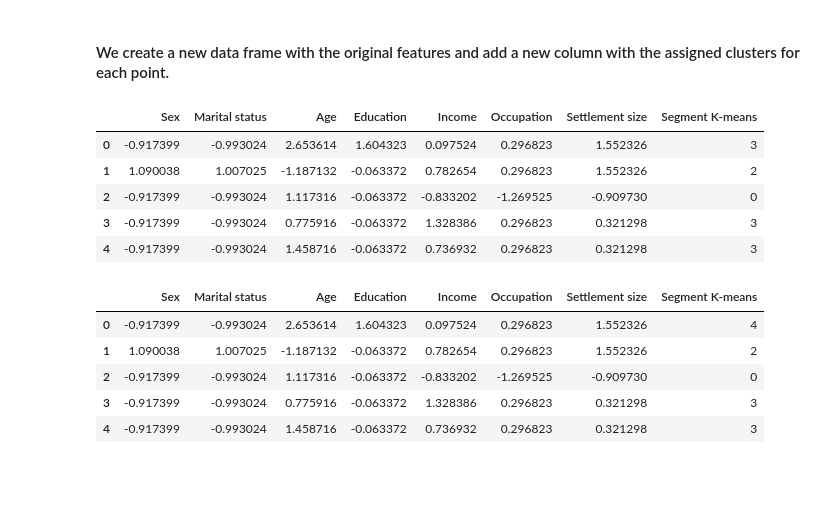
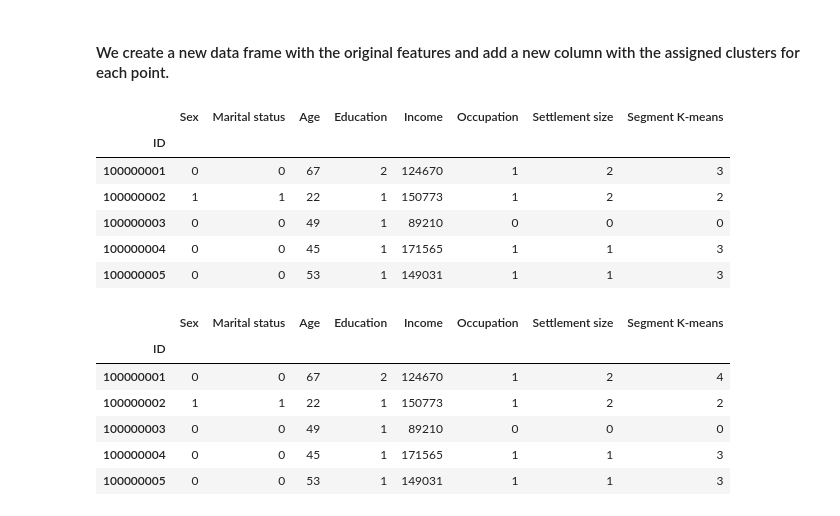
Before and after one commit to bakirmohammed1234/Machine_Learning, a Jupyter notebook: Sklearn_Models_Implementations/KMeans/Customer_Segmentation.ipynb, the cells around one changed output. Saved outputs shown, nothing was run; the diff lists cells and outputs as text; code cells hidden in the pictures; blank space fills up the shorter version.

Commit message:
K-means

```diff
--- a/Sklearn_Models_Implementations/KMeans/Customer_Segmentation.ipynb
+++ b/Sklearn_Models_Implementations/KMeans/Customer_Segmentation.ipynb
@@ -152,26 +152,28 @@ KMeans(n_clusters=5, random_state=42)
 # %% [markdown]
 #### We create a new data frame with the original features and add a new column with the assigned clusters for each point.
 # %%
-df_segm_kmeans1= df_std.copy()
-df_segm_kmeans2= df_std.copy()
+df_std1= df.copy()
+df_std2= df.copy()
 # %%
-df_segm_kmeans1["Segment K-means"] = model1.labels_
-df_segm_kmeans2["Segment K-means"] = model2.labels_
+df_std1["Segment K-means"] = model1.labels_
+df_std2["Segment K-means"] = model2.labels_
 # %%
-df_segm_kmeans1.head()
+df_std1.head()
 # %% [output]
 |  | Sex | Marital status | Age | Education | Income | Occupation | Settlement size | Segment K-means |
-| 0 | -0.917399 | -0.993024 | 2.653614 | 1.604323 | 0.097524 | 0.296823 | 1.552326 | 3 |
-| 1 | 1.090038 | 1.007025 | -1.187132 | -0.063372 | 0.782654 | 0.296823 | 1.552326 | 2 |
-| 2 | -0.917399 | -0.993024 | 1.117316 | -0.063372 | -0.833202 | -1.269525 | -0.909730 | 0 |
-| 3 | -0.917399 | -0.993024 | 0.775916 | -0.063372 | 1.328386 | 0.296823 | 0.321298 | 3 |
-| 4 | -0.917399 | -0.993024 | 1.458716 | -0.063372 | 0.736932 | 0.296823 | 0.321298 | 3 |
+| ID |  |  |  |  |  |  |  |  |
+| 100000001 | 0 | 0 | 67 | 2 | 124670 | 1 | 2 | 3 |
+| 100000002 | 1 | 1 | 22 | 1 | 150773 | 1 | 2 | 2 |
+| 100000003 | 0 | 0 | 49 | 1 | 89210 | 0 | 0 | 0 |
+| 100000004 | 0 | 0 | 45 | 1 | 171565 | 1 | 1 | 3 |
+| 100000005 | 0 | 0 | 53 | 1 | 149031 | 1 | 1 | 3 |
 # %%
-df_segm_kmeans2.head()
+df_std2.head()
 # %% [output]
 |  | Sex | Marital status | Age | Education | Income | Occupation | Settlement size | Segment K-means |
-| 0 | -0.917399 | -0.993024 | 2.653614 | 1.604323 | 0.097524 | 0.296823 | 1.552326 | 4 |
-| 1 | 1.090038 | 1.007025 | -1.187132 | -0.063372 | 0.782654 | 0.296823 | 1.552326 | 2 |
-| 2 | -0.917399 | -0.993024 | 1.117316 | -0.063372 | -0.833202 | -1.269525 | -0.909730 | 0 |
-| 3 | -0.917399 | -0.993024 | 0.775916 | -0.063372 | 1.328386 | 0.296823 | 0.321298 | 3 |
-| 4 | -0.917399 | -0.993024 | 1.458716 | -0.063372 | 0.736932 | 0.296823 | 0.321298 | 3 |
+| ID |  |  |  |  |  |  |  |  |
+| 100000001 | 0 | 0 | 67 | 2 | 124670 | 1 | 2 | 4 |
+| 100000002 | 1 | 1 | 22 | 1 | 150773 | 1 | 2 | 2 |
+| 100000003 | 0 | 0 | 49 | 1 | 89210 | 0 | 0 | 0 |
+| 100000004 | 0 | 0 | 45 | 1 | 171565 | 1 | 1 | 3 |
+| 100000005 | 0 | 0 | 53 | 1 | 149031 | 1 | 1 | 3 |
```
Also changed, not shown: parts of 19 cells of this notebook.
